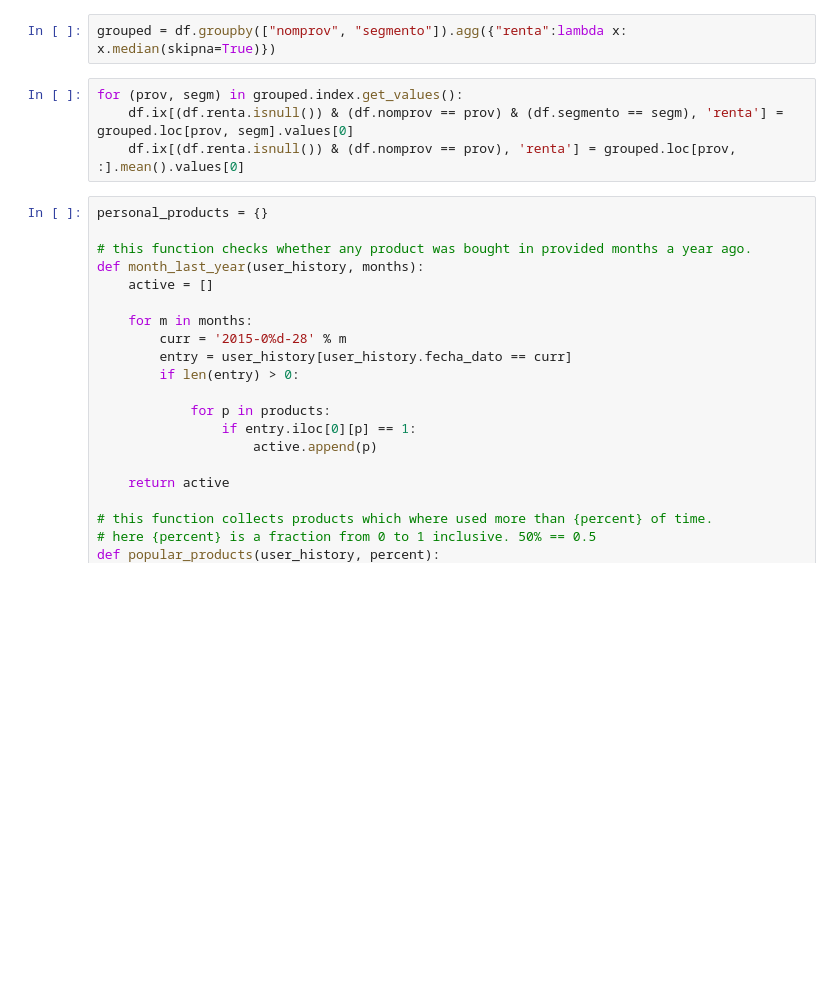
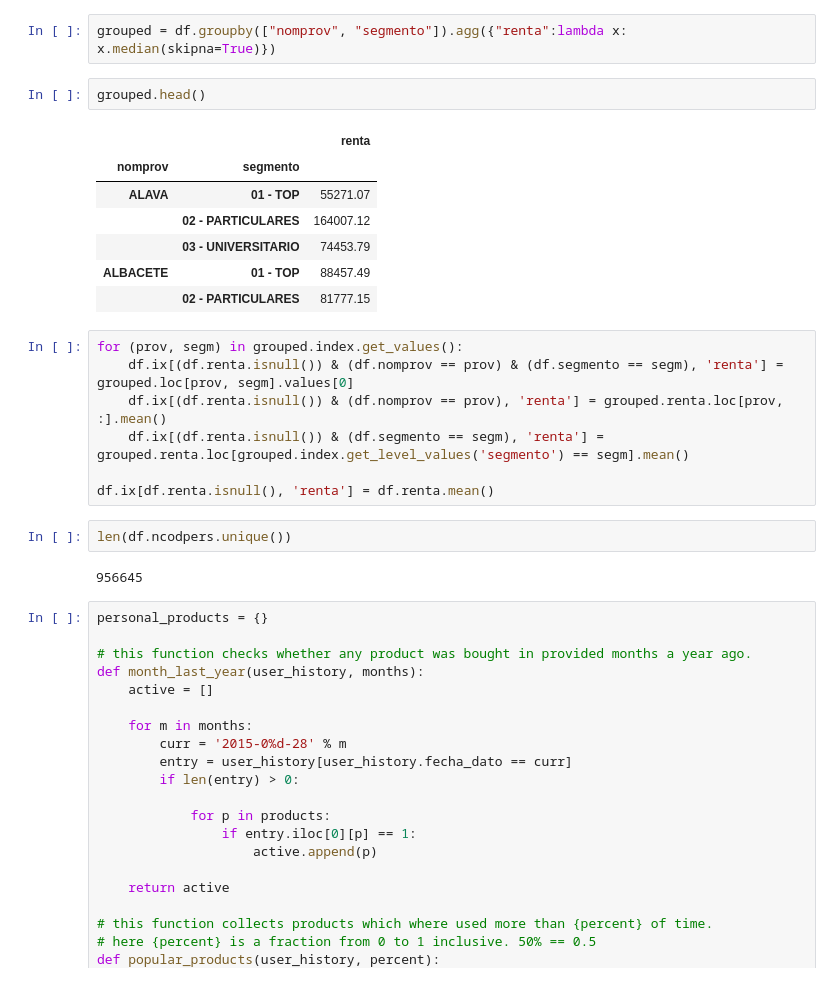
Before and after one commit to PetrShypila/Santander-Competition, a Jupyter notebook: notebooks/1-preprocessing.ipynb, the cells around one changed output. Saved outputs shown, nothing was run; the diff lists cells and outputs as text; blank space fills up the shorter version.

```diff
--- a/notebooks/1-preprocessing.ipynb
+++ b/notebooks/1-preprocessing.ipynb
@@ -72,9 +80,26 @@ plt.show()
 # %%
 grouped = df.groupby(["nomprov", "segmento"]).agg({"renta":lambda x: x.median(skipna=True)})
+# %%
+grouped.head()
+# %% [output]
+|  |  | renta |
+| nomprov | segmento |  |
+| ALAVA | 01 - TOP | 55271.07 |
+|  | 02 - PARTICULARES | 164007.12 |
+|  | 03 - UNIVERSITARIO | 74453.79 |
+| ALBACETE | 01 - TOP | 88457.49 |
+|  | 02 - PARTICULARES | 81777.15 |
 # %%
 for (prov, segm) in grouped.index.get_values():
     df.ix[(df.renta.isnull()) & (df.nomprov == prov) & (df.segmento == segm), 'renta'] = grouped.loc[prov, segm].values[0]
-    df.ix[(df.renta.isnull()) & (df.nomprov == prov), 'renta'] = grouped.loc[prov, :].mean().values[0]
+    df.ix[(df.renta.isnull()) & (df.nomprov == prov), 'renta'] = grouped.renta.loc[prov, :].mean()
+    df.ix[(df.renta.isnull()) & (df.segmento == segm), 'renta'] = grouped.renta.loc[grouped.index.get_level_values('segmento') == segm].mean()
+
+df.ix[df.renta.isnull(), 'renta'] = df.renta.mean()
+# %%
+len(df.ncodpers.unique())
+# %% [output]
+956645
 # %%
 personal_products = {}
 
```
Also changed, not shown: parts of 16 cells of this notebook, 2 other files.
